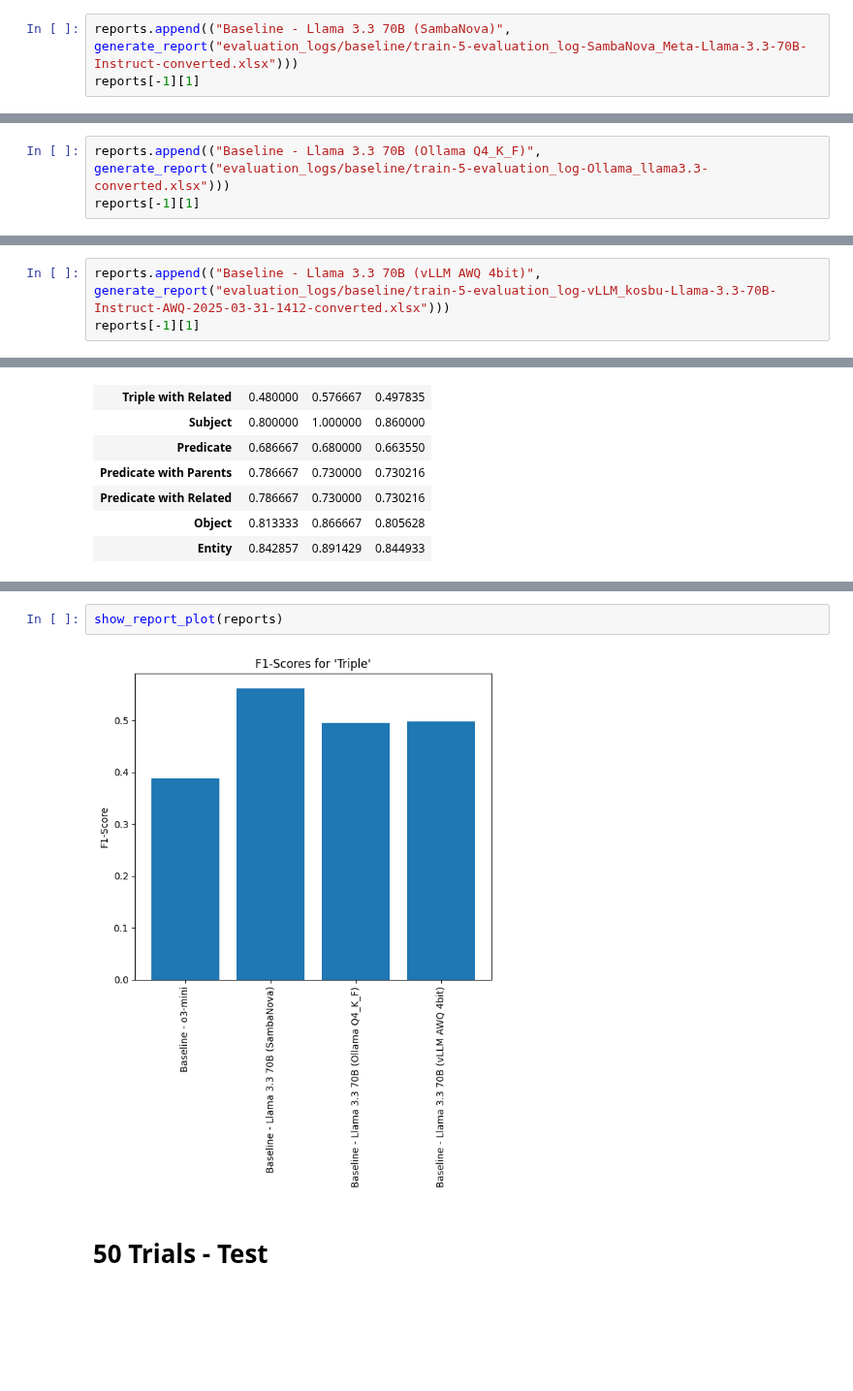
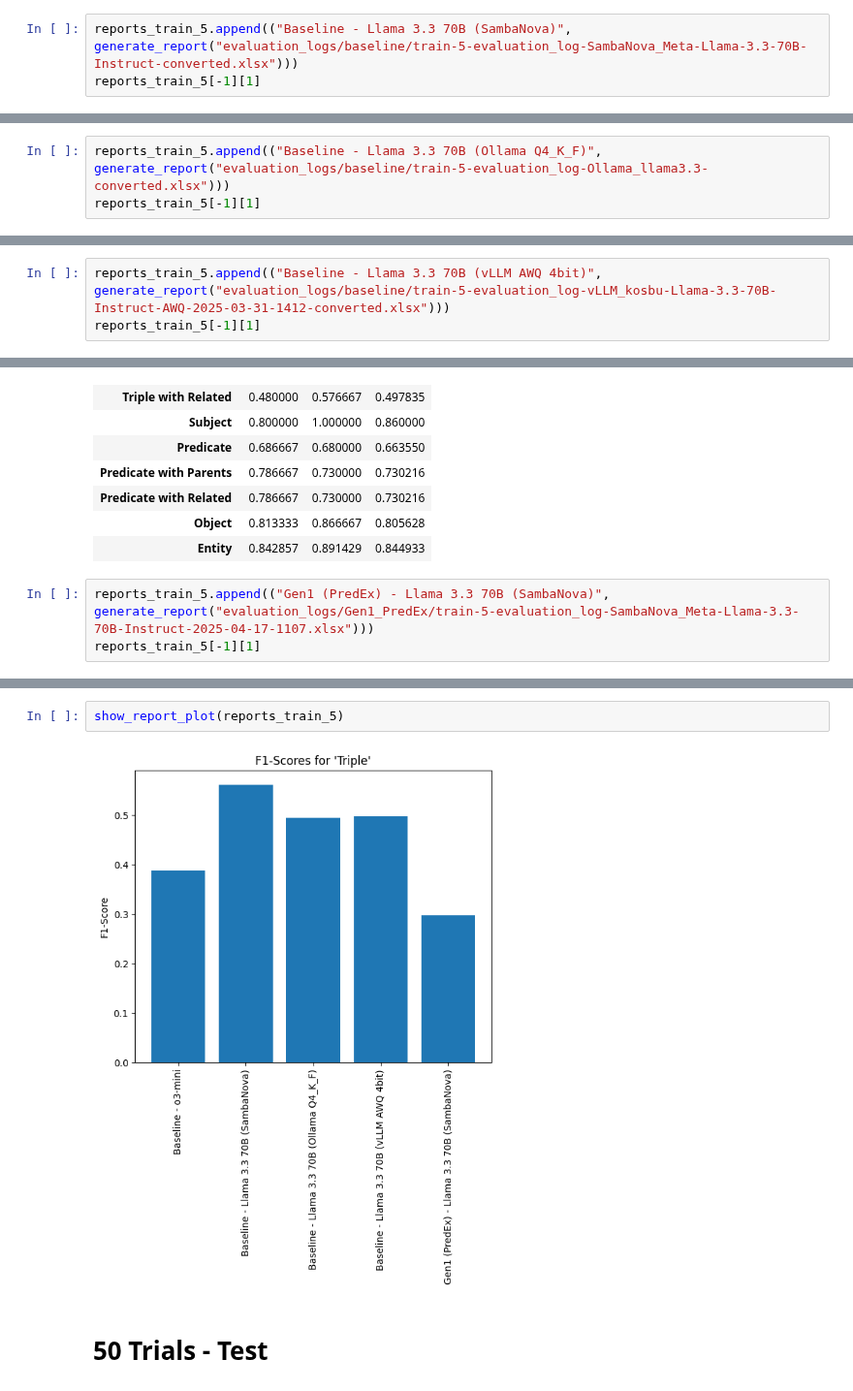
Before and after one commit to maxlautenbach/CIExMAS, a Jupyter notebook: approaches/evaluation_notebook.ipynb, the cells around one changed output, grey strips where cells are left out. Shown at 97% size. Drawn from its saved outputs; the diff is of its cells as text; blank space fills up the shorter version.

```diff
--- a/approaches/evaluation_notebook.ipynb
+++ b/approaches/evaluation_notebook.ipynb
@@ -38,8 +35,8 @@ reports[-1][1]
 | Object | 0.780000 | 0.766667 | 0.725541 |
 | Entity | 0.821429 | 0.811429 | 0.785897 |
 # %%
-reports.append(("Baseline - Llama 3.3 70B (SambaNova)", generate_report("evaluation_logs/baseline/train-5-evaluation_log-SambaNova_Meta-Llama-3.3-70B-Instruct-converted.xlsx")))
-reports[-1][1]
+reports_train_5.append(("Baseline - Llama 3.3 70B (SambaNova)", generate_report("evaluation_logs/baseline/train-5-evaluation_log-SambaNova_Meta-Llama-3.3-70B-Instruct-converted.xlsx")))
+reports_train_5[-1][1]
 # %% [output]
 |  | Precision | Recall | F1-Score |
 | Triple | 0.513333 | 0.66 | 0.561962 |
@@ -52,8 +49,8 @@ reports[-1][1]
 | Object | 0.816667 | 0.90 | 0.829437 |
 | Entity | 0.846984 | 0.92 | 0.865171 |
 # %%
-reports.append(("Baseline - Llama 3.3 70B (Ollama Q4_K_F)", generate_report("evaluation_logs/baseline/train-5-evaluation_log-Ollama_llama3.3-converted.xlsx")))
-reports[-1][1]
+reports_train_5.append(("Baseline - Llama 3.3 70B (Ollama Q4_K_F)", generate_report("evaluation_logs/baseline/train-5-evaluation_log-Ollama_llama3.3-converted.xlsx")))
+reports_train_5[-1][1]
 # %% [output]
 |  | Precision | Recall | F1-Score |
 | Triple | 0.448333 | 0.56 | 0.494603 |
@@ -66,8 +63,8 @@ reports[-1][1]
 | Object | 0.783333 | 0.90 | 0.831429 |
 | Entity | 0.865556 | 0.92 | 0.884206 |
 # %%
-reports.append(("Baseline - Llama 3.3 70B (vLLM AWQ 4bit)", generate_report("evaluation_logs/baseline/train-5-evaluation_log-vLLM_kosbu-Llama-3.3-70B-Instruct-AWQ-2025-03-31-1412-converted.xlsx")))
-reports[-1][1]
+reports_train_5.append(("Baseline - Llama 3.3 70B (vLLM AWQ 4bit)", generate_report("evaluation_logs/baseline/train-5-evaluation_log-vLLM_kosbu-Llama-3.3-70B-Instruct-AWQ-2025-03-31-1412-converted.xlsx")))
+reports_train_5[-1][1]
 # %% [output]
 |  | Precision | Recall | F1-Score |
 | Triple | 0.480000 | 0.576667 | 0.497835 |
@@ -79,3 +76,6 @@ reports[-1][1]
 | Predicate with Related | 0.786667 | 0.730000 | 0.730216 |
 | Object | 0.813333 | 0.866667 | 0.805628 |
 | Entity | 0.842857 | 0.891429 | 0.844933 |
+# %%
+reports_train_5.append(("Gen1 (PredEx) - Llama 3.3 70B (SambaNova)", generate_report("evaluation_logs/Gen1_PredEx/train-5-evaluation_log-SambaNova_Meta-Llama-3.3-70B-Instruct-2025-04-17-1107.xlsx")))
+reports_train_5[-1][1]
@@ -82,7 +93,7 @@ reports[-1][1]
 # %%
-show_report_plot(reports)
+show_report_plot(reports_train_5)
 # %% [output]
-[figure, old version]
+[figure, new version]
 # %% [markdown]
 # 50 Trials - Test
 # %%
```
Also changed, not shown: parts of 14 cells of this notebook, 8 other files.
